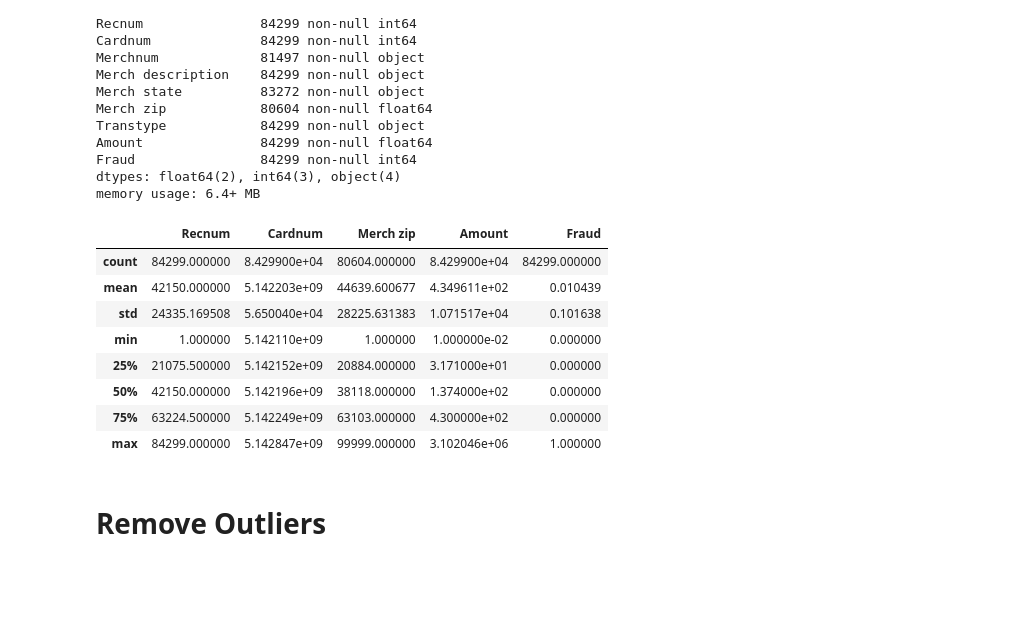
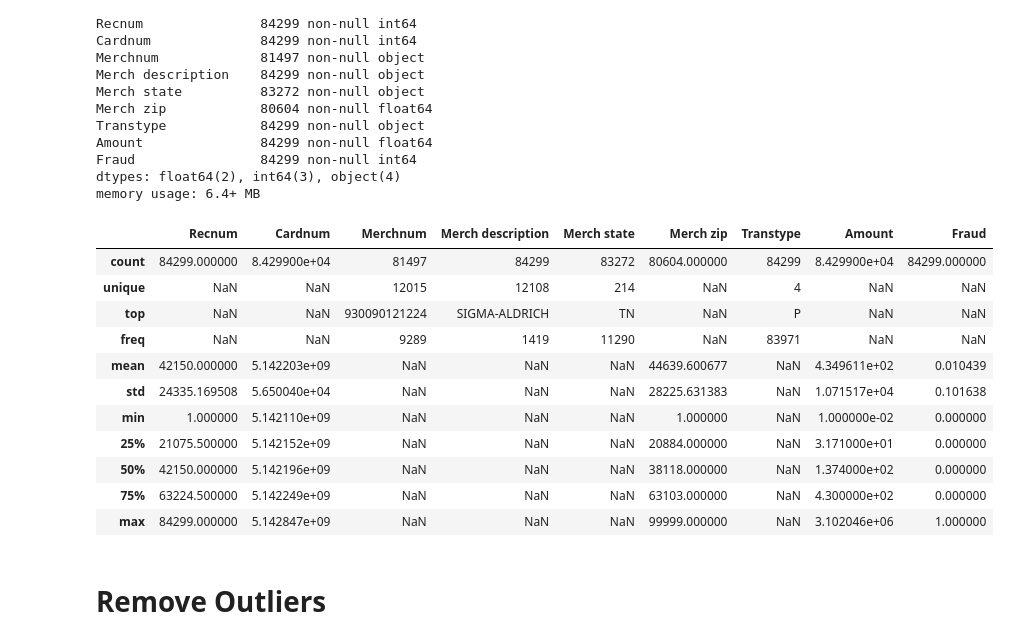
Before and after one commit to lynkeib/WebProjects, a Jupyter notebook: Credit Card Fraud Detection/Data Processsing.ipynb, the cells around one changed output. Drawn from its saved outputs; the diff is of its cells as text; code cells hidden in the pictures; blank space fills up the shorter version.

```diff
--- a/Credit Card Fraud Detection/Data Processsing.ipynb
+++ b/Credit Card Fraud Detection/Data Processsing.ipynb
@@ -38,17 +39,20 @@ Fraud                84299 non-null int64
 dtypes: float64(2), int64(3), object(4)
 memory usage: 6.4+ MB
 # %%
-df.describe()
+df.describe(include = 'all')
 # %% [output]
-|  | Recnum | Cardnum | Merch zip | Amount | Fraud |
-| count | 84299.000000 | 8.429900e+04 | 80604.000000 | 8.429900e+04 | 84299.000000 |
-| mean | 42150.000000 | 5.142203e+09 | 44639.600677 | 4.349611e+02 | 0.010439 |
-| std | 24335.169508 | 5.650040e+04 | 28225.631383 | 1.071517e+04 | 0.101638 |
-| min | 1.000000 | 5.142110e+09 | 1.000000 | 1.000000e-02 | 0.000000 |
-| 25% | 21075.500000 | 5.142152e+09 | 20884.000000 | 3.171000e+01 | 0.000000 |
-| 50% | 42150.000000 | 5.142196e+09 | 38118.000000 | 1.374000e+02 | 0.000000 |
-| 75% | 63224.500000 | 5.142249e+09 | 63103.000000 | 4.300000e+02 | 0.000000 |
-| max | 84299.000000 | 5.142847e+09 | 99999.000000 | 3.102046e+06 | 1.000000 |
+|  | Recnum | Cardnum | Merchnum | Merch description | Merch state | Merch zip | Transtype | Amount | Fraud |
+| count | 84299.000000 | 8.429900e+04 | 81497 | 84299 | 83272 | 80604.000000 | 84299 | 8.429900e+04 | 84299.000000 |
+| unique | NaN | NaN | 12015 | 12108 | 214 | NaN | 4 | NaN | NaN |
+| top | NaN | NaN | 930090121224 | SIGMA-ALDRICH | TN | NaN | P | NaN | NaN |
+| freq | NaN | NaN | 9289 | 1419 | 11290 | NaN | 83971 | NaN | NaN |
+| mean | 42150.000000 | 5.142203e+09 | NaN | NaN | NaN | 44639.600677 | NaN | 4.349611e+02 | 0.010439 |
+| std | 24335.169508 | 5.650040e+04 | NaN | NaN | NaN | 28225.631383 | NaN | 1.071517e+04 | 0.101638 |
+| min | 1.000000 | 5.142110e+09 | NaN | NaN | NaN | 1.000000 | NaN | 1.000000e-02 | 0.000000 |
+| 25% | 21075.500000 | 5.142152e+09 | NaN | NaN | NaN | 20884.000000 | NaN | 3.171000e+01 | 0.000000 |
+| 50% | 42150.000000 | 5.142196e+09 | NaN | NaN | NaN | 38118.000000 | NaN | 1.374000e+02 | 0.000000 |
+| 75% | 63224.500000 | 5.142249e+09 | NaN | NaN | NaN | 63103.000000 | NaN | 4.300000e+02 | 0.000000 |
+| max | 84299.000000 | 5.142847e+09 | NaN | NaN | NaN | 99999.000000 | NaN | 3.102046e+06 | 1.000000 |
 # %% [markdown]
 # Remove Outliers
 # %%
```
Also changed, not shown: parts of 169 cells of this notebook.
